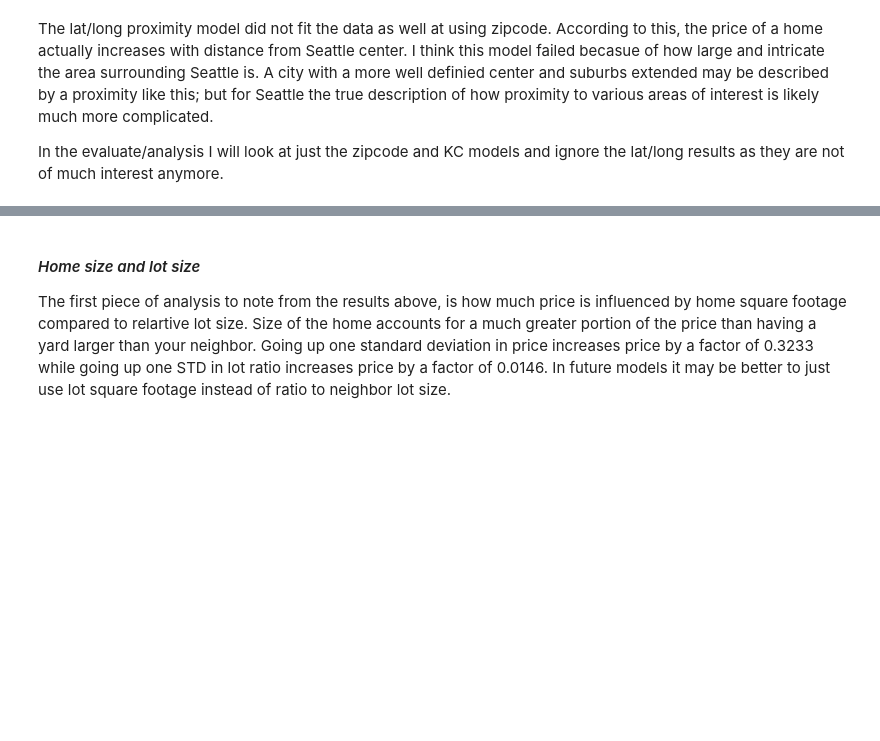
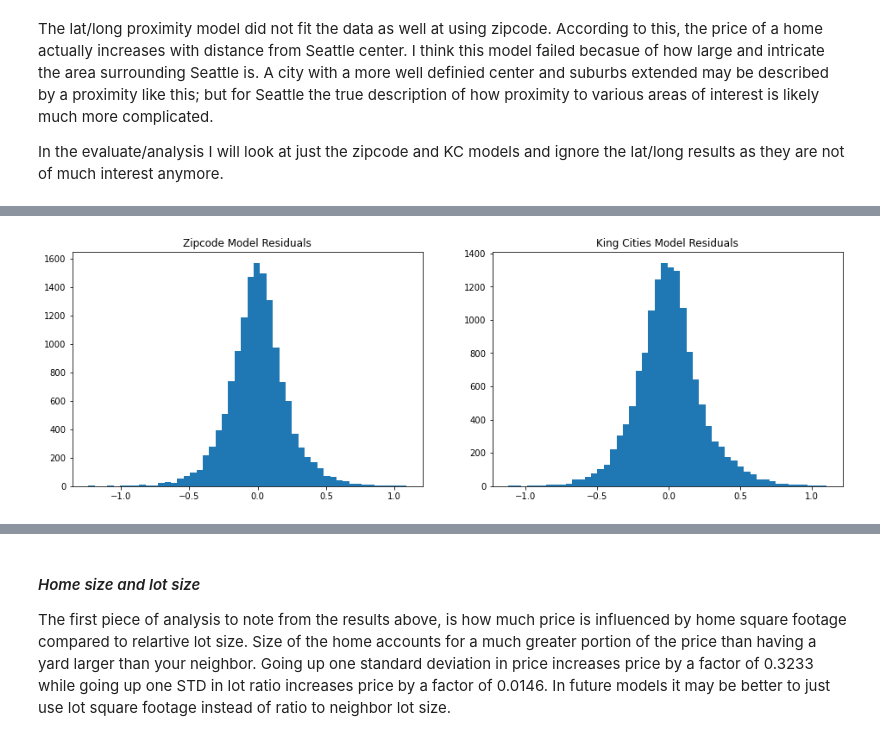
Before and after one commit to jonnyhof/kings_county_housing_analysis, a Jupyter notebook: jonny_king_county_analysis.ipynb, the cells around one changed output, grey strips where cells are left out. Cells and saved outputs as stored; diff of their text form; code cells hidden in the pictures; blank space fills up the shorter version.

```diff
--- a/jonny_king_county_analysis.ipynb
+++ b/jonny_king_county_analysis.ipynb
@@ -716,0 +739,15 @@ In the evaluate/analysis I will look at just the zipcode and KC models and ignor
+# %%
+# Note: I will use the residuals for the training dataset
+residuals_zip = y_df_train - train_preds_zip
+residuals_kc = y_df_train - train_preds_kc
+# %%
+# Now plot the distribution of residuals for each model.
+fig, (ax1, ax2) = plt.subplots(1, 2, figsize=(16,5))
+
+ax1.hist(residuals_zip, bins=50)
+ax1.set_title('Zipcode Model Residuals')
+
+ax2.hist(residuals_kc, bins=50)
+ax2.set_title('King Cities Model Residuals');
+# %% [output]
+[figure, added]
```
Also changed, not shown: parts of 20 cells of this notebook.
